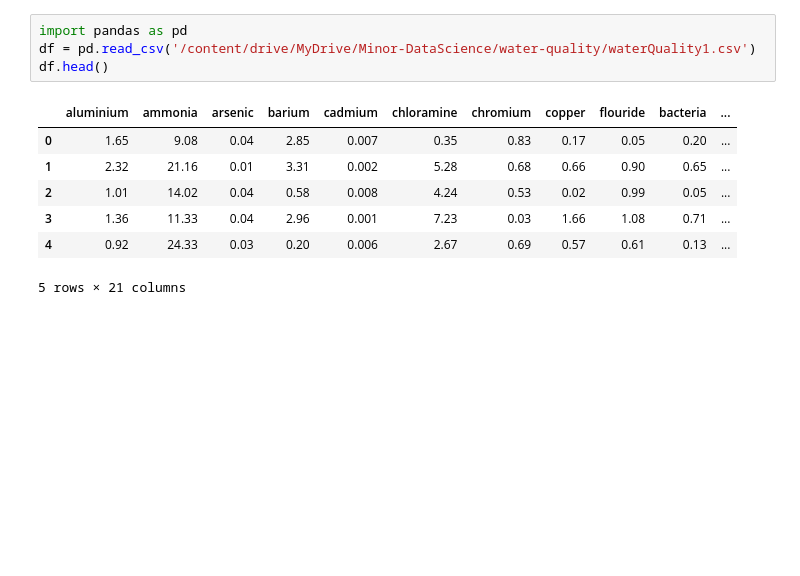
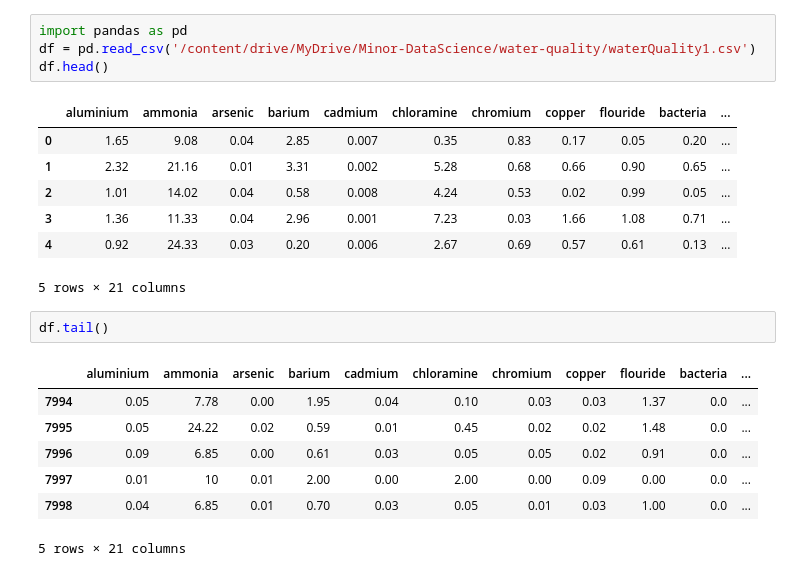
Before and after one commit to Altobert/laboratorioTIC-1, a Jupyter notebook: Laboratorio1-Asm-Alondra.ipynb, the cells around one changed output. Saved outputs shown, nothing was run; the diff lists cells and outputs as text; blank space fills up the shorter version.

```diff
--- a/Laboratorio1-Asm-Alondra.ipynb
+++ b/Laboratorio1-Asm-Alondra.ipynb
@@ -47,3 +55,13 @@ df.head()
 | 3 | 1.36 | 11.33 | 0.04 | 2.96 | 0.001 | 7.23 | 0.03 | 1.66 | 1.08 | 0.71 | ... |
 | 4 | 0.92 | 24.33 | 0.03 | 0.20 | 0.006 | 2.67 | 0.69 | 0.57 | 0.61 | 0.13 | ... |
 5 rows × 21 columns
+# %%
+df.tail()
+# %% [output]
+|  | aluminium | ammonia | arsenic | barium | cadmium | chloramine | chromium | copper | flouride | bacteria | ... |
+| 7994 | 0.05 | 7.78 | 0.00 | 1.95 | 0.04 | 0.10 | 0.03 | 0.03 | 1.37 | 0.0 | ... |
+| 7995 | 0.05 | 24.22 | 0.02 | 0.59 | 0.01 | 0.45 | 0.02 | 0.02 | 1.48 | 0.0 | ... |
+| 7996 | 0.09 | 6.85 | 0.00 | 0.61 | 0.03 | 0.05 | 0.05 | 0.02 | 0.91 | 0.0 | ... |
+| 7997 | 0.01 | 10 | 0.01 | 2.00 | 0.00 | 2.00 | 0.00 | 0.09 | 0.00 | 0.0 | ... |
+| 7998 | 0.04 | 6.85 | 0.01 | 0.70 | 0.03 | 0.05 | 0.01 | 0.03 | 1.00 | 0.0 | ... |
+5 rows × 21 columns
```
Also changed, not shown: parts of 11 cells of this notebook.
